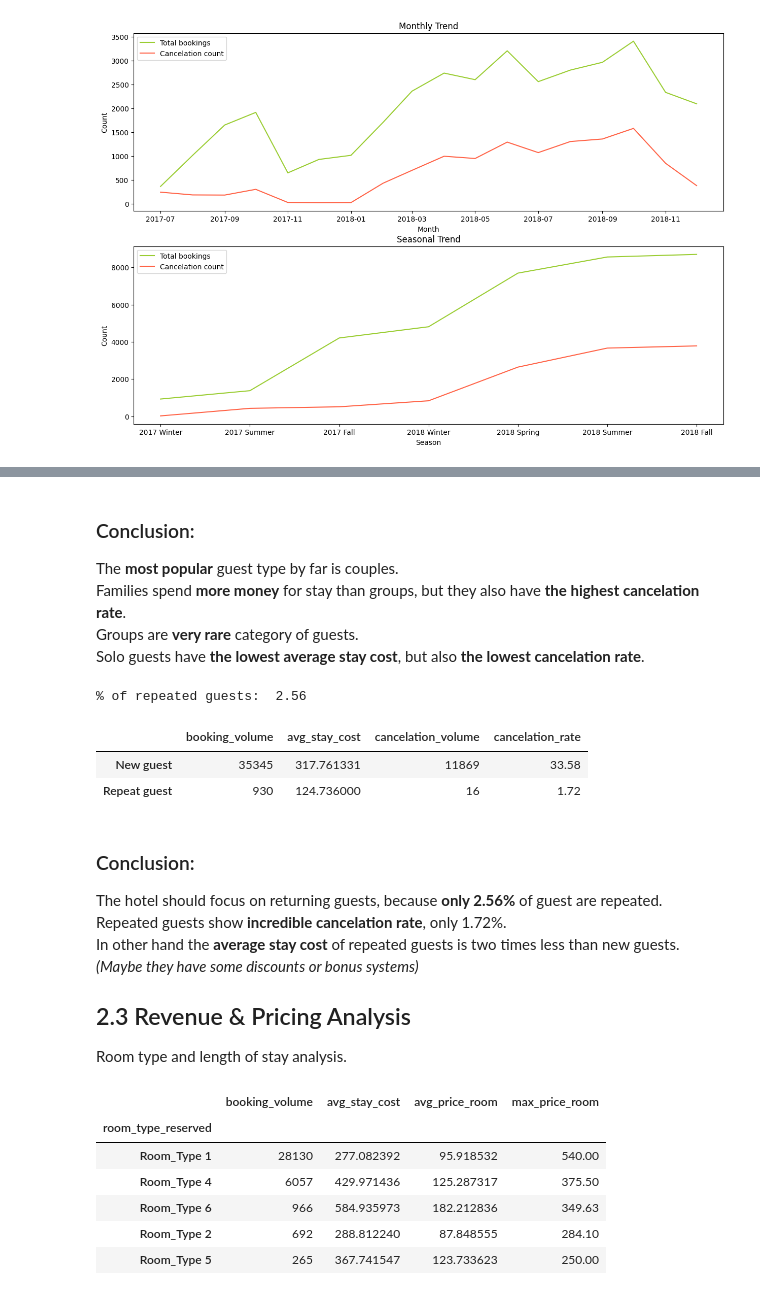
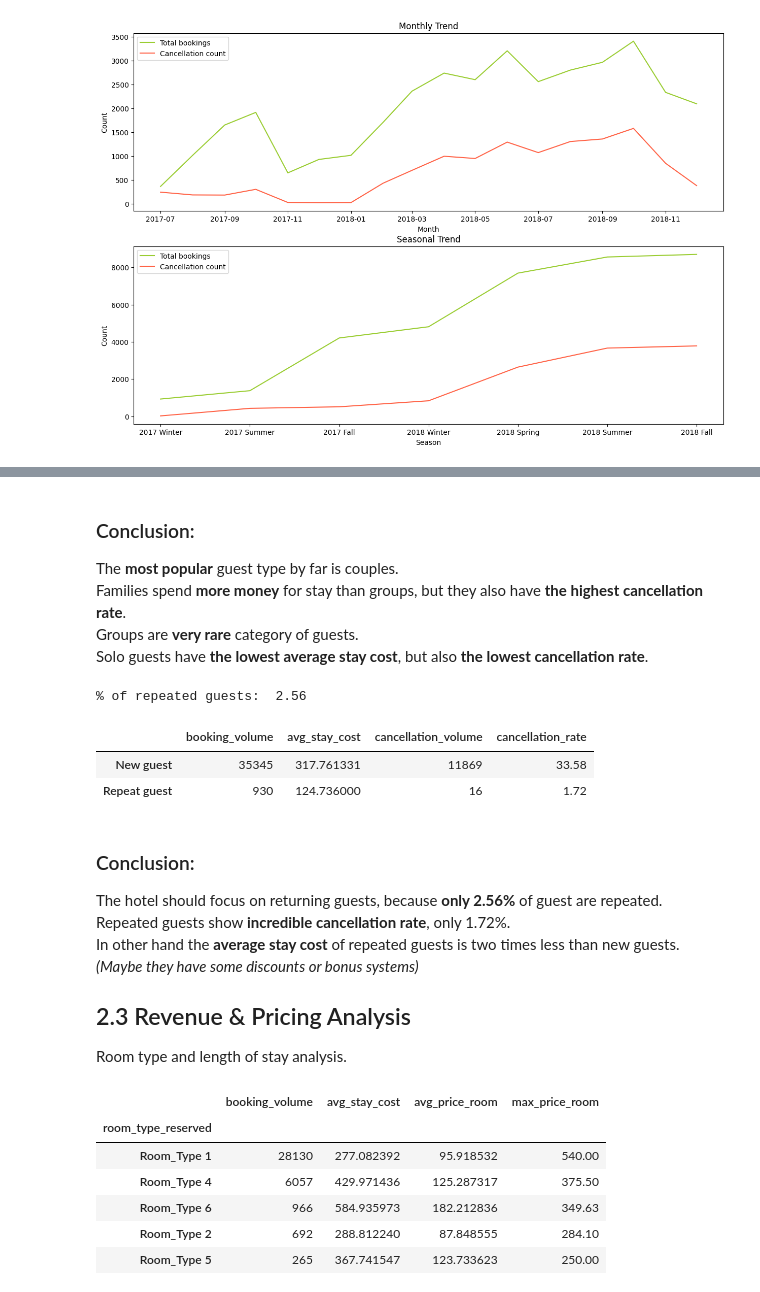
Before and after one commit to s0perdel/data_analysis, a Jupyter notebook: reservations.ipynb, the cells around one changed output, grey strips where cells are left out. Drawn from its saved outputs; the diff is of its cells as text; code cells hidden in the pictures.

```diff
--- a/reservations.ipynb
+++ b/reservations.ipynb
@@ -398,31 +422,31 @@ guest_composition.sort_values('booking_volume', ascending=False)
 # %% [markdown]
 ### Conclusion:
 The **most popular** guest type by far is couples.
-Families spend **more money** for stay than groups, but they also have **the highest cancelation rate**.
+Families spend **more money** for stay than groups, but they also have **the highest cancellation rate**.
 Groups are **very rare** category of guests.
-Solo guests have **the lowest average stay cost**, but also **the lowest cancelation rate**.
+Solo guests have **the lowest average stay cost**, but also **the lowest cancellation rate**.
 # %%
 # repeat vs new guests
 repeat_guests_rate = round(bookings['repeated_guest'].sum() / len(bookings) * 100, 2)
 print('% of repeated guests: ', repeat_guests_rate)
 
 repeat_guests = bookings.groupby('repeated_guest').agg(
     booking_volume=('Booking_ID', 'count'),
     avg_stay_cost=('total_stay_cost', 'mean'),
-    cancelation_volume=('booking_status', lambda f: (f == 'Canceled').sum())
+    cancellation_volume=('booking_status', lambda f: (f == 'Canceled').sum())
 )
-repeat_guests['cancelation_rate'] = round(repeat_guests['cancelation_volume'] / repeat_guests['booking_volume'] * 100, 2)
+repeat_guests['cancellation_rate'] = round(repeat_guests['cancellation_volume'] / repeat_guests['booking_volume'] * 100, 2)
 repeat_guests.index = ['New guest', 'Repeat guest']
 repeat_guests
 # %% [output]
 % of repeated guests:  2.56
-|  | booking_volume | avg_stay_cost | cancelation_volume | cancelation_rate |
+|  | booking_volume | avg_stay_cost | cancellation_volume | cancellation_rate |
 | New guest | 35345 | 317.761331 | 11869 | 33.58 |
 | Repeat guest | 930 | 124.736000 | 16 | 1.72 |
 # %% [markdown]
 ### Conclusion:
 The hotel should focus on returning guests, because **only 2.56%** of guest are repeated.
-Repeated guests show **incredible cancelation rate**, only 1.72%.
+Repeated guests show **incredible cancellation rate**, only 1.72%.
 In other hand the **average stay cost** of repeated guests is two times less than new guests.
 *(Maybe they have some discounts or bonus systems)*
 
```
Also changed, not shown: parts of 23 cells of this notebook.
